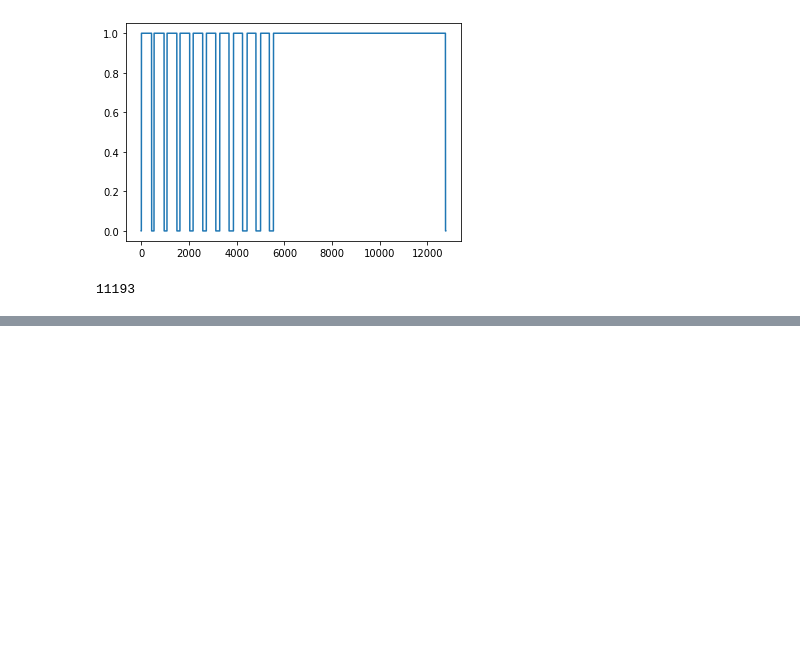
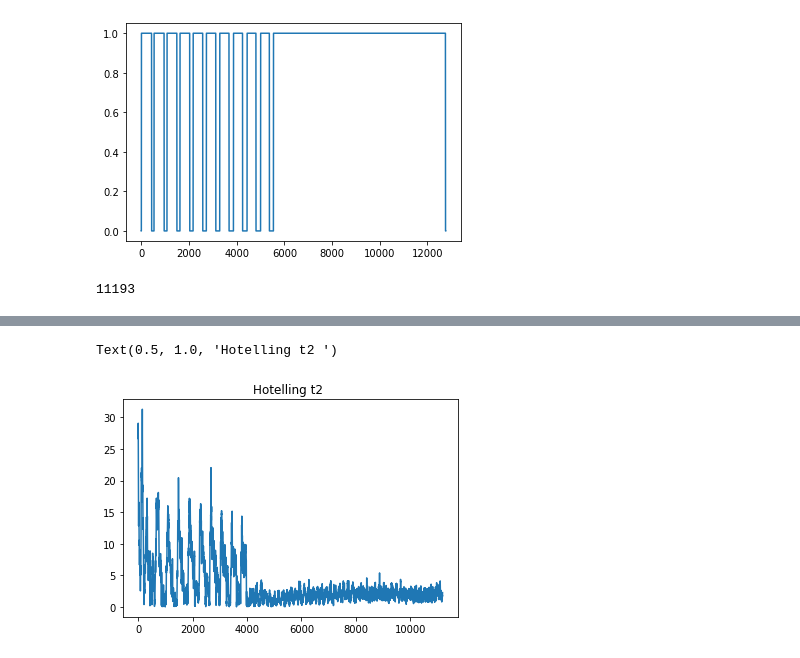
Before and after one commit to sw580844/ngif_romar, a Jupyter notebook: notebooks/2021-11-07 pca-t2.ipynb, the cells around one changed output, grey strips where cells are left out. Saved outputs shown, nothing was run; the diff lists cells and outputs as text; code cells hidden in the pictures; blank space fills up the shorter version.

```diff
--- a/notebooks/2021-11-07 pca-t2.ipynb
+++ b/notebooks/2021-11-07 pca-t2.ipynb
@@ -85,0 +74,5 @@ plt.plot(out['outliers']['y_score'].values)
+# %%
+vals2 = vals.rolling(10,min_periods=1).mean()
+# %%
+model2 = pca(alpha=0.5,n_components=2) # alpha = threshold for outliers in t2 test
+out2 = model.fit_transform(vals2)
@@ -85,0 +88,6 @@ plt.plot(out['outliers']['y_score'].values)
+# %%
+plt.plot(out2['outliers']['y_score'].values)
+plt.title('Hotelling t2 ')
+# %% [output]
+Text(0.5, 1.0, 'Hotelling t2 ')
+[figure, added]
```
Also changed, not shown: parts of 7 cells of this notebook.
